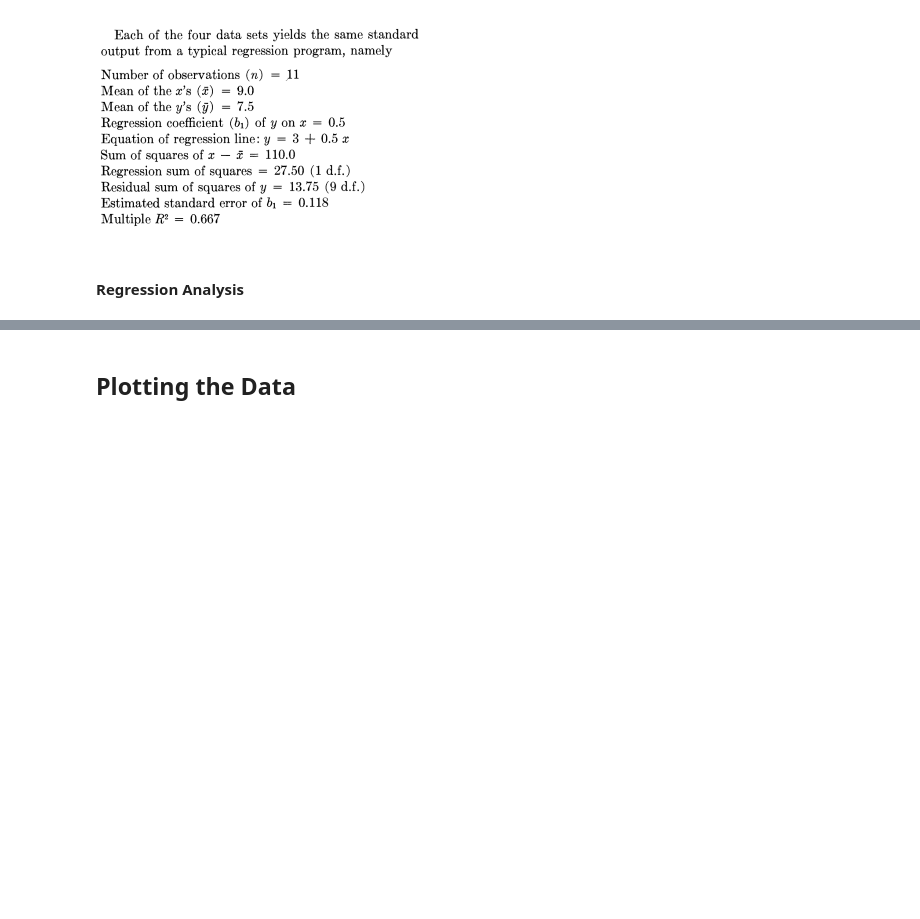
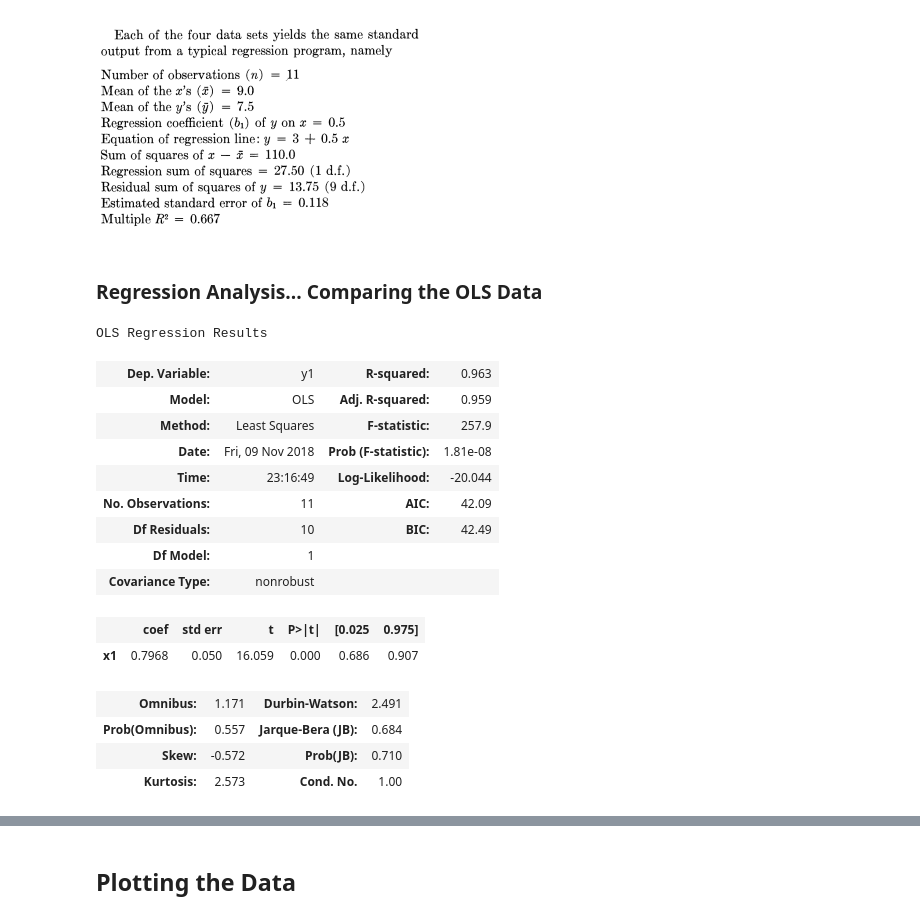
Before and after one commit to JohnONeillGMIT/FundamentalsOfDataAnalysis2, a Jupyter notebook: Anscombe's Quartet.ipynb, the cells around one changed output, grey strips where cells are left out. Saved outputs shown, nothing was run; the diff lists cells and outputs as text; code cells hidden in the pictures; blank space fills up the shorter version.

```diff
--- a/Anscombe's Quartet.ipynb
+++ b/Anscombe's Quartet.ipynb
@@ -99,4 +99,4 @@ df.describe() # Key features of the Data Set
 # %% [markdown]
 ![image.png](attachment:image.png)
 # %% [markdown]
-#### Regression Analysis
+### Regression Analysis... Comparing the OLS Data
@@ -102,0 +106,24 @@ df.describe() # Key features of the Data Set
+# %%
+X=df['x1']
+Y=df['y1']
+
+model = sm.OLS(Y,X).fit()
+predictions = model.predict(X)
+model.summary()
+# %% [output]
+OLS Regression Results
+| Dep. Variable: | y1 | R-squared: | 0.963 |
+| Model: | OLS | Adj. R-squared: | 0.959 |
+| Method: | Least Squares | F-statistic: | 257.9 |
+| Date: | Fri, 09 Nov 2018 | Prob (F-statistic): | 1.81e-08 |
+| Time: | 23:16:49 | Log-Likelihood: | -20.044 |
+| No. Observations: | 11 | AIC: | 42.09 |
+| Df Residuals: | 10 | BIC: | 42.49 |
+| Df Model: | 1 |  |  |
+| Covariance Type: | nonrobust |  |  |
+|  | coef | std err | t | P>|t| | [0.025 | 0.975] |
+| x1 | 0.7968 | 0.050 | 16.059 | 0.000 | 0.686 | 0.907 |
+| Omnibus: | 1.171 | Durbin-Watson: | 2.491 |
+| Prob(Omnibus): | 0.557 | Jarque-Bera (JB): | 0.684 |
+| Skew: | -0.572 | Prob(JB): | 0.710 |
+| Kurtosis: | 2.573 | Cond. No. | 1.00 |
```
Also changed, not shown: parts of 4 cells of this notebook.
